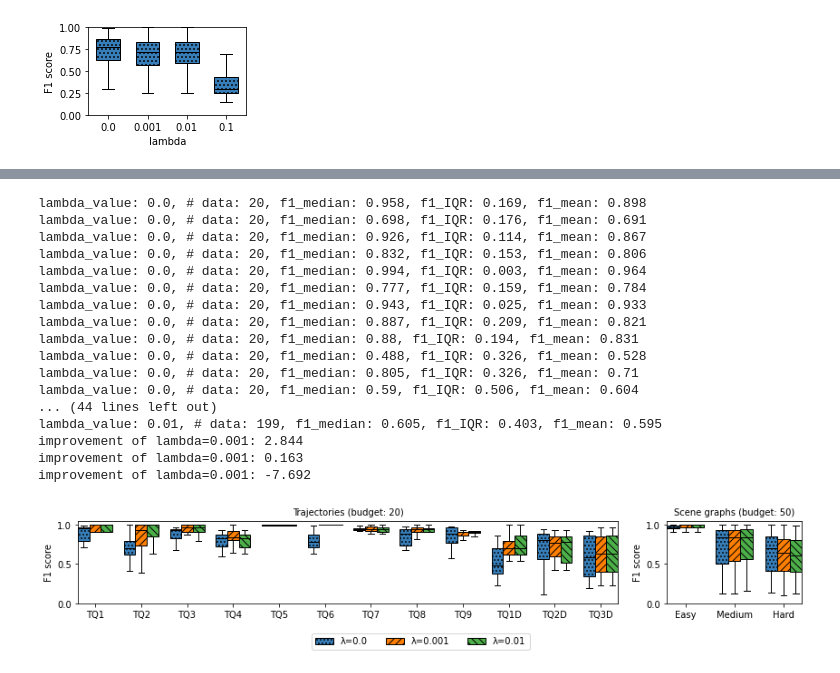
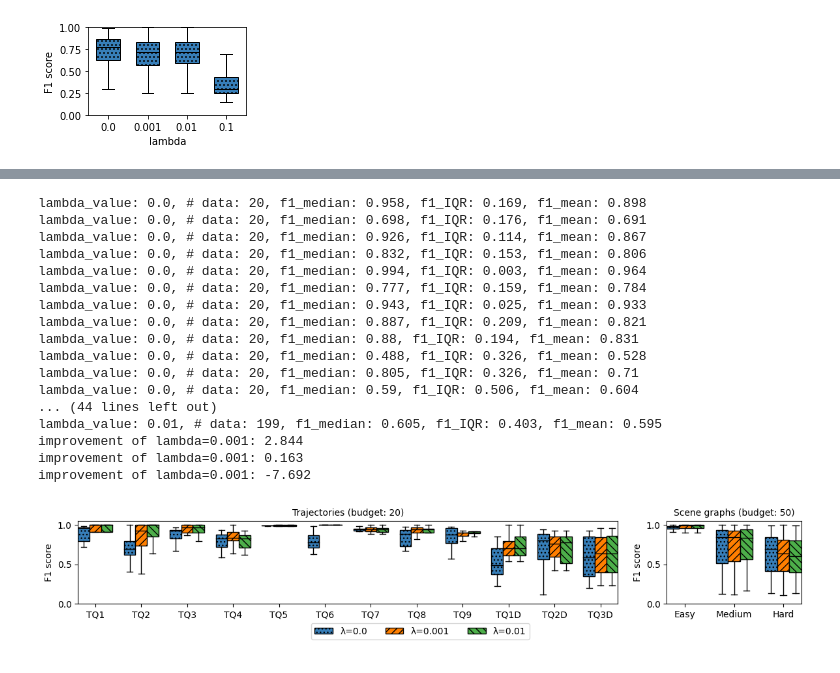
Before and after one commit to uwdb/EQUI-VOCAL, a Jupyter notebook: experiments/analysis/scene_graph-k_1000-lambda_0.001.ipynb, the cells around one changed output, grey strips where cells are left out. Cells and saved outputs as stored; diff of their text form; code cells hidden in the pictures.

```diff
--- a/experiments/analysis/scene_graph-k_1000-lambda_0.001.ipynb
+++ b/experiments/analysis/scene_graph-k_1000-lambda_0.001.ipynb
@@ -4,8 +4,11 @@ import matplotlib.pyplot as plt
 import numpy as np
 import os
 import json
-# from src.utils import rewrite_program_postgres, str_to_program_postgres
+from src.utils import rewrite_program_postgres, str_to_program_postgres
 import seaborn as sns
+
+matplotlib.rcParams['pdf.fonttype'] = 42
+matplotlib.rcParams['ps.fonttype'] = 42
 
 CB_color_cycle = ['#377eb8', '#ff7f00', '#4daf4a',
                   '#f781bf', '#a65628', '#984ea3',
@@ -277,9 +280,9 @@ bw: 20, # data: 200, f1_median: 0.684, f1_IQR: 0.469, f1_mean: 0.654, runtime_me
 [figure]
 # %%
 method = "vocal_postgres-topk"
-dataset_names = ["synthetic_scene_graph_without_duration-npred_3-nattr_pred_1-depth_1-40",
-    "synthetic_scene_graph_without_duration-npred_5-nattr_pred_2-40",
-    "synthetic_scene_graph_with_duration-npred_5-nattr_pred_2-new-40"
+dataset_names = ["synthetic_scene_graph_easy",
+    "synthetic_scene_graph_medium",
+    "synthetic_scene_graph_hard"
                 ]
 short_names = ["Easy", "Medium", "Hard"]
 
@@ -292,7 +295,7 @@ legend_labels = []
 
 for column_idx, (dataset_name, short_name) in enumerate(zip(dataset_names, short_names)):
     print(short_name)
-    exp_dir = "/gscratch/balazinska/enhaoz/complex_event_video/src/quivr/outputs/{}".format(dataset_name)
+    exp_dir = "/gscratch/balazinska/enhaoz/complex_event_video/outputs/{}".format(dataset_name)
 
     f1_data = []
     runtime_data = []
@@ -449,9 +452,9 @@ k: 1000, # data: 200, f1_median: 0.67, f1_mean:0.624, runtime_median: 1668.0
 [figure]
 # %%
 method = "vocal_postgres-topk"
-dataset_names = ["synthetic_scene_graph_without_duration-npred_3-nattr_pred_1-depth_1-40",
-    "synthetic_scene_graph_without_duration-npred_5-nattr_pred_2-40",
-    "synthetic_scene_graph_with_duration-npred_5-nattr_pred_2-new-40"
+dataset_names = ["synthetic_scene_graph_easy",
+    "synthetic_scene_graph_medium",
+    "synthetic_scene_graph_hard"
                 ]
 short_names = ["Easy", "Medium", "Hard"]
 
@@ -464,7 +467,7 @@ legend_labels = []
 
 for column_idx, (dataset_name, short_name) in enumerate(zip(dataset_names, short_names)):
     print(short_name)
-    exp_dir = "/gscratch/balazinska/enhaoz/complex_event_video/src/quivr/outputs/{}".format(dataset_name)
+    exp_dir = "/gscratch/balazinska/enhaoz/complex_event_video/outputs/{}".format(dataset_name)
 
     f1_data = []
     runtime_data = []
@@ -1292,7 +1296,7 @@ improvements = np.zeros((len(query_strs), 3))
 for lambda_id, lambda_value in enumerate(lambda_values):
     f1_data = []
     for query_id, (dataset_name, query_str) in enumerate(zip(dataset_names, query_strs)):
-        exp_dir = "/gscratch/balazinska/enhaoz/complex_event_video/src/quivr/outputs/{}".format(dataset_name)
+        exp_dir = "/gscratch/balazinska/enhaoz/complex_event_video/outputs/{}".format(dataset_name)
         f1 = []
         runtime = []
         dir_name = os.path.join(exp_dir, "stats", method + "-lambda_{}-budget_{}".format(lambda_value, budget))
@@ -1329,9 +1333,9 @@ for i in range(len(query_strs)):
 # scene graphs
 budget = 50
 method = "vocal_postgres-topk"
-dataset_names = ["synthetic_scene_graph_without_duration-npred_3-nattr_pred_1-depth_1-40",
-    "synthetic_scene_graph_without_duration-npred_5-nattr_pred_2-40",
-    "synthetic_scene_graph_with_duration-npred_5-nattr_pred_2-new-40"
+dataset_names = ["synthetic_scene_graph_easy",
+    "synthetic_scene_graph_medium",
+    "synthetic_scene_graph_hard"
                 ]
 short_names = ['Easy', 'Medium', 'Hard']
 
@@ -1346,7 +1350,7 @@ improvements = np.zeros((len(dataset_names), 3))
 for lambda_id, lambda_value in enumerate(lambda_values):
     f1_data = []
     for query_id, dataset_name in enumerate(dataset_names):
-        exp_dir = "/gscratch/balazinska/enhaoz/complex_event_video/src/quivr/outputs/{}".format(dataset_name)
+        exp_dir = "/gscratch/balazinska/enhaoz/complex_event_video/outputs/{}".format(dataset_name)
 
         f1 = []
         runtime = []
@@ -1385,32 +1389,32 @@ axs[1].set_title("Scene graphs (budget: {})".format(budget), fontsize=10)
 
 for i in range(len(dataset_names)):
     print("improvement of lambda=0.001:", np.round(100*(improvements[i][1]-improvements[i][0]) / improvements[i][0], 3))
 #     print("improvement of lambda=0.01:", np.round(100*(improvements[i][2]-improvements[i][0]) / improvements[i][0], 3))
 
 
 # for ax in axs.flat:
 #     ax.label_outer()
-fig.legend(handles_f1, legend_labels, prop={"size":10}, loc='upper center', bbox_to_anchor=(0.5, 0.0),
+fig.legend(handles_f1, legend_labels, prop={"size":10}, loc='upper center', bbox_to_anchor=(0.5, 0.08),
           fancybox=True, shadow=False, ncol=3)
 plt.subplots_adjust(bottom=0.15)
 fig.tight_layout()
 plt.savefig("figures/vary_lambda.pdf", bbox_inches='tight', pad_inches=0, dpi=600)
 # %% [output]
 lambda_value: 0.0, # data: 20, f1_median: 0.958, f1_IQR: 0.169, f1_mean: 0.898
 lambda_value: 0.0, # data: 20, f1_median: 0.698, f1_IQR: 0.176, f1_mean: 0.691
 lambda_value: 0.0, # data: 20, f1_median: 0.926, f1_IQR: 0.114, f1_mean: 0.867
 lambda_value: 0.0, # data: 20, f1_median: 0.832, f1_IQR: 0.153, f1_mean: 0.806
 lambda_value: 0.0, # data: 20, f1_median: 0.994, f1_IQR: 0.003, f1_mean: 0.964
 lambda_value: 0.0, # data: 20, f1_median: 0.777, f1_IQR: 0.159, f1_mean: 0.784
 lambda_value: 0.0, # data: 20, f1_median: 0.943, f1_IQR: 0.025, f1_mean: 0.933
 lambda_value: 0.0, # data: 20, f1_median: 0.887, f1_IQR: 0.209, f1_mean: 0.821
 lambda_value: 0.0, # data: 20, f1_median: 0.88, f1_IQR: 0.194, f1_mean: 0.831
 lambda_value: 0.0, # data: 20, f1_median: 0.488, f1_IQR: 0.326, f1_mean: 0.528
 lambda_value: 0.0, # data: 20, f1_median: 0.805, f1_IQR: 0.326, f1_mean: 0.71
 lambda_value: 0.0, # data: 20, f1_median: 0.59, f1_IQR: 0.506, f1_mean: 0.604
 ... (44 lines left out)
 lambda_value: 0.01, # data: 199, f1_median: 0.605, f1_IQR: 0.403, f1_mean: 0.595
 improvement of lambda=0.001: 2.844
 improvement of lambda=0.001: 0.163
 improvement of lambda=0.001: -7.692
-[figure, old version]
+[figure, new version]
```
Also changed, not shown: parts of 11 cells of this notebook, 12 other files.
